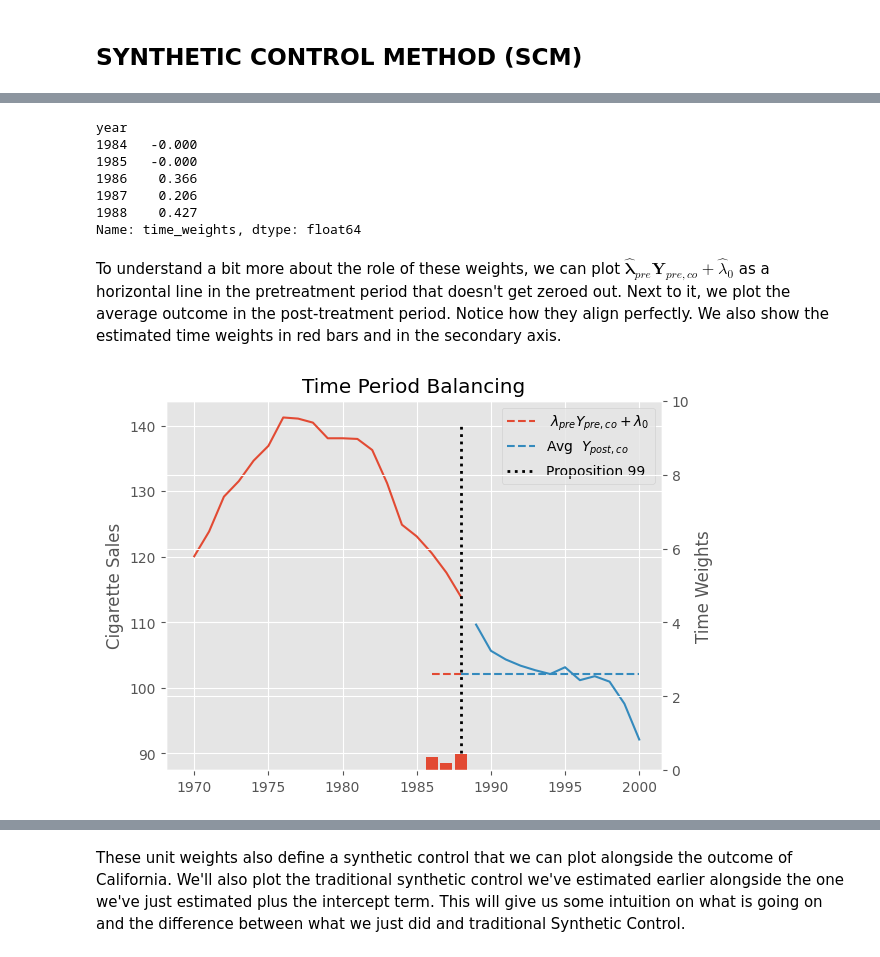
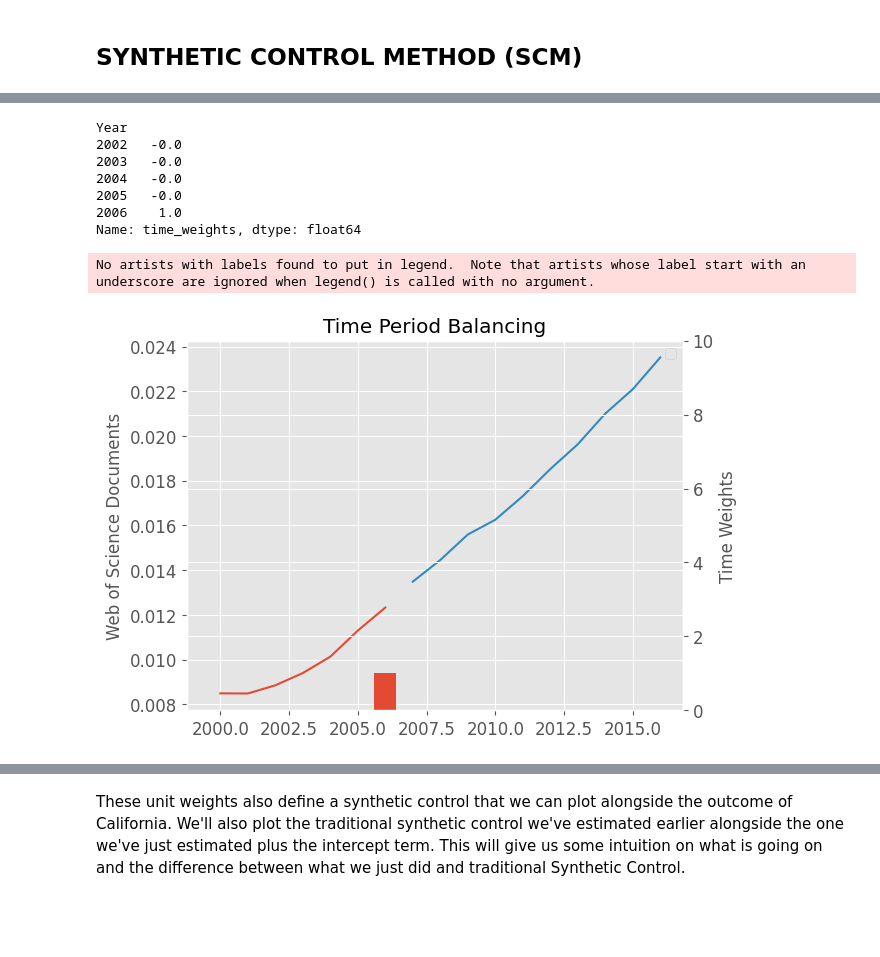
Before and after one commit to rod53/BrScienceSCM, a Jupyter notebook: IGERDBR.ipynb, the cells around one changed output, grey strips where cells are left out. Drawn from its saved outputs; the diff is of its cells as text; code cells hidden in the pictures; blank space fills up the shorter version.

```diff
--- a/IGERDBR.ipynb
+++ b/IGERDBR.ipynb
@@ -612,10 +582,10 @@ dfs['ID'] = dfs.groupby('Country').ngroup()+1
 dfs = dfs[dfs['Year'] <= 2016]
 
 # Create column "treated", with "True" for Brazil  and "False" for the rest of the countries
-dfs['Treatment'] = np.where(dfs['Country'] == 'Brazil', True, False)
+dfs['treated'] = np.where(dfs['Country'] == 'Brazil', True, False)
 
 # Create column "after_treatment", with "True" for years between 2006 and 2016, and "False" for the rest of the years
-dfs['Post'] = np.where((dfs['Year'] >= 2007) & (dfs['Year'] <= 2016), True, False)
+dfs['after_treatment'] = np.where((dfs['Year'] >= 2007) & (dfs['Year'] <= 2016), True, False)
 
 # Print first 50 rows of the dataset
 dfs.head(20)
@@ -820,18 +744,0 @@ To verify that these two formulations are actually equivalent, here is the code
-# %%
-@curry
-def demean_time(df, col_to_demean):
-    return df.assign(**{col_to_demean: (df[col_to_demean]
-                                        - df.groupby("year")[col_to_demean].transform("mean"))})
-
-data_w_cs_weights = dfs.set_index("Country").join(sc_weights).fillna(1/len(sc_weights))
-
-formula = f"""cigsale ~ -1 + treat"""
-
-mod = smf.wls(formula,
-              data=data_w_cs_weights
-              .assign(treat = data_w_cs_weights["after_treatment"]*data_w_cs_weights["treated"])
-              .pipe(demean_time(col_to_demean="treat"))
-              .pipe(demean_time(col_to_demean="cigsale")),
-              weights=data_w_cs_weights["sc_w"]+1e-10)
-
-mod.fit().summary().tables[1]
@@ -912,43 +779,42 @@ Here is the result we get by running the code above to find the time weights in
 # %%
-time_weights = fit_time_weights(data,
-                                outcome_col="cigsale",
-                                year_col="year",
+time_weights = fit_time_weights(dfs,
+                                outcome_col="Web_of_Science_Documents",
+                                year_col="Year",
                                 Country_col="Country",
                                 treat_col="treated",
                                 post_col="after_treatment")
 
 time_weights.round(3).tail()
 # %% [output]
-year
-1984   -0.000
-1985   -0.000
-1986    0.366
-1987    0.206
-1988    0.427
+Year
+2002   -0.0
+2003   -0.0
+2004   -0.0
+2005   -0.0
+2006    1.0
 Name: time_weights, dtype: float64
-# %% [markdown]
-To understand a bit more about the role of these weights, we can plot $\hat{\pmb{\lambda}}_{pre} \pmb{Y}_{pre, co} +  \hat{\lambda}_0$ as a horizontal line in the pretreatment period that doesn't get zeroed out. Next to it, we plot the average outcome in the post-treatment period. Notice how they align perfectly. We also show the estimated time weights in red bars and in the secondary axis.
 # %%
 fig = plt.figure()
 ax = fig.add_subplot(111)
 
-ax.plot(dfs.query("~treated").query("~after_treatment").groupby("year")["cigsale"].mean())
-ax.plot(dfs.query("~treated").query("after_treatment").groupby("year")["cigsale"].mean())
+ax.plot(dfs.query("~treated").query("~after_treatment").groupby("Year")["Web_of_Science_Documents"].mean())
+ax.plot(dfs.query("~treated").query("after_treatment").groupby("Year")["Web_of_Science_Documents"].mean())
 
 intercep = -15.023877689807628
-ax.hlines((dfs.query("~treated").query("~after_treatment").groupby("year")["cigsale"].mean() * time_weights).sum() - 15, 1986, 1988,
-          color="C0", ls="dashed", label=""" $\lambda_{pre} Y_{pre, co} + \lambda_0$""")
-ax.hlines(dfs.query("~treated").query("after_treatment").groupby("year")["cigsale"].mean().mean(), 1988, 2000,
-          color="C1", ls="dashed", label="""Avg  $Y_{post, co}$""")
-ax.vlines(x=1988, ymin=90, ymax=140, linestyle=":", lw=2, label="Proposition 99", color="black")
+# ax.hlines((dfs.query("~treated").query("~after_treatment").groupby("Year")["Web_of_Science_Documents"].mean() * time_weights).sum() - 15, 1986, 1988,
+#           color="C0", ls="dashed", label=""" $\lambda_{pre} Y_{pre, co} + \lambda_0$""")
+# ax.hlines(dfs.query("~treated").query("after_treatment").groupby("Year")["Web_of_Science_Documents"].mean().mean(), 1988, 2000,
+#           color="C1", ls="dashed", label="""Avg  $Y_{post, co}$""")
+# ax.vlines(x=2006, ymin=90, ymax=140, linestyle=":", lw=2, label="Treatment", color="black")
 plt.legend()
 
 plt.title("Time Period Balancing")
-plt.ylabel("Cigarette Sales");
+plt.ylabel("Web of Science Documents");
 
 ax2 = ax.twinx()
 ax2.bar(time_weights.index, time_weights, label="$\lamba$")
 ax2.set_ylim(0,10)
 ax2.set_ylabel("Time Weights");
 # %% [output]
+No artists with labels found to put in legend.  Note that artists whose label start with an underscore are ignored when legend() is called with no argument.
-[figure, old version]
+[figure, new version]
```
Also changed, not shown: parts of 41 cells of this notebook.
